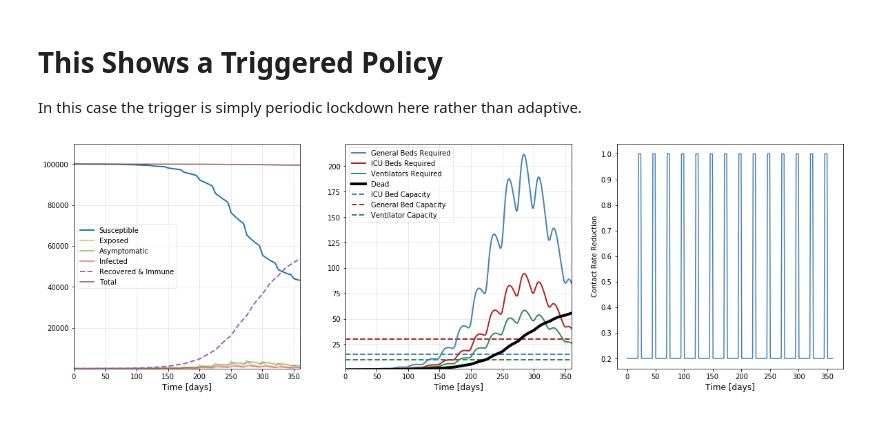
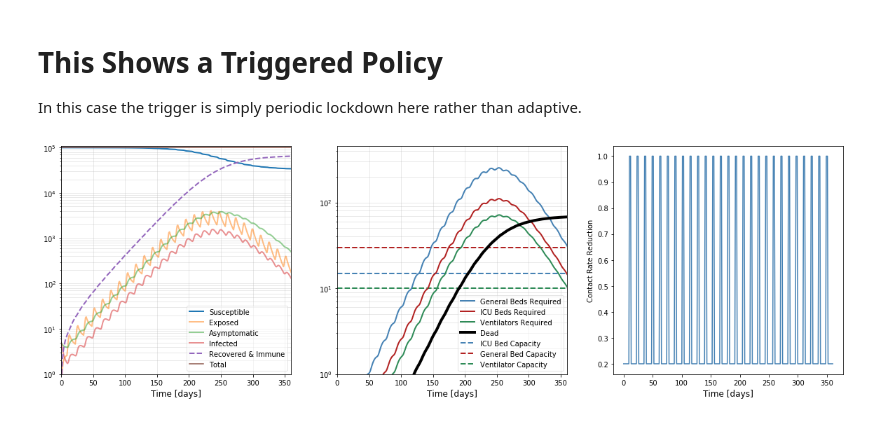
Before and after one commit to erccarls/county_covid_seir_models, a Jupyter notebook: notebooks/SIR.ipynb, the cells around one changed output. Cells and saved outputs as stored; diff of their text form; code cells hidden in the pictures.

```diff
--- a/notebooks/SIR.ipynb
+++ b/notebooks/SIR.ipynb
@@ -49,15 +49,15 @@ The autoreload extension is already loaded. To reload it, use:
 # This Shows a Triggered Policy
 In this case the trigger is simply periodic lockdown here rather than adaptive.
 # %%
-suppression_policy = generate_triggered_suppression_model(t_list=t_list, lockdown_days=20, open_days=5, reduction=.2)
+suppression_policy = generate_triggered_suppression_model(t_list=t_list, lockdown_days=10, open_days=3, reduction=.2)
 model = SEIRModel(
     N=100000,
     A_initial=5,
     I_initial=5,
     t_list=t_list,
     suppression_policy=suppression_policy)
 
 model.run()
-model.plot_results(y_scale='linear')
+model.plot_results(y_scale='log')
 # %% [output]
-[figure, old version]
+[figure, new version]
```
Also changed, not shown: parts of 1 cell of this notebook.
